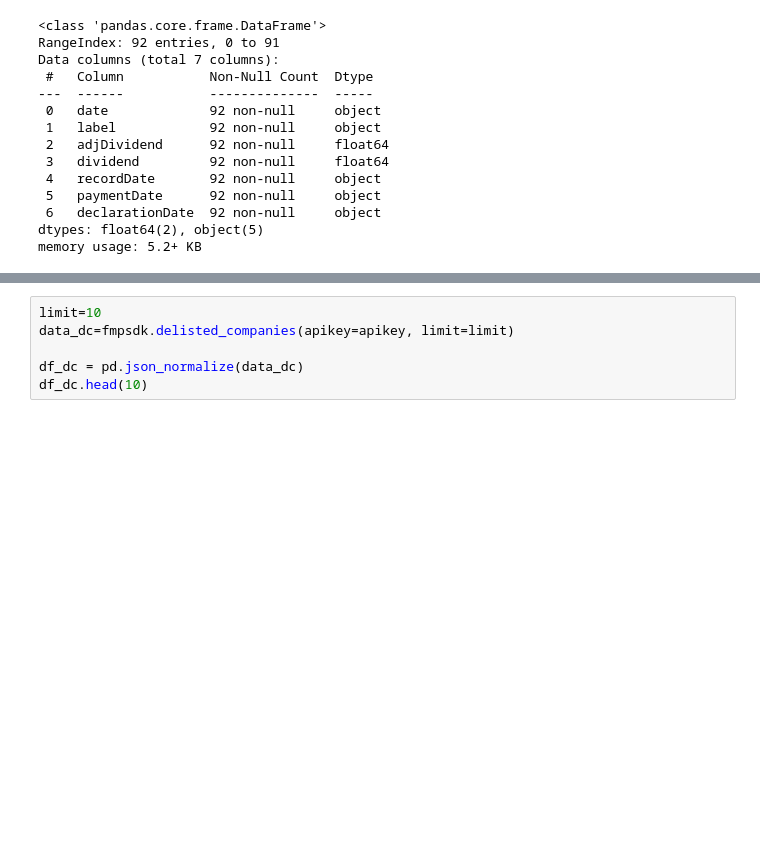
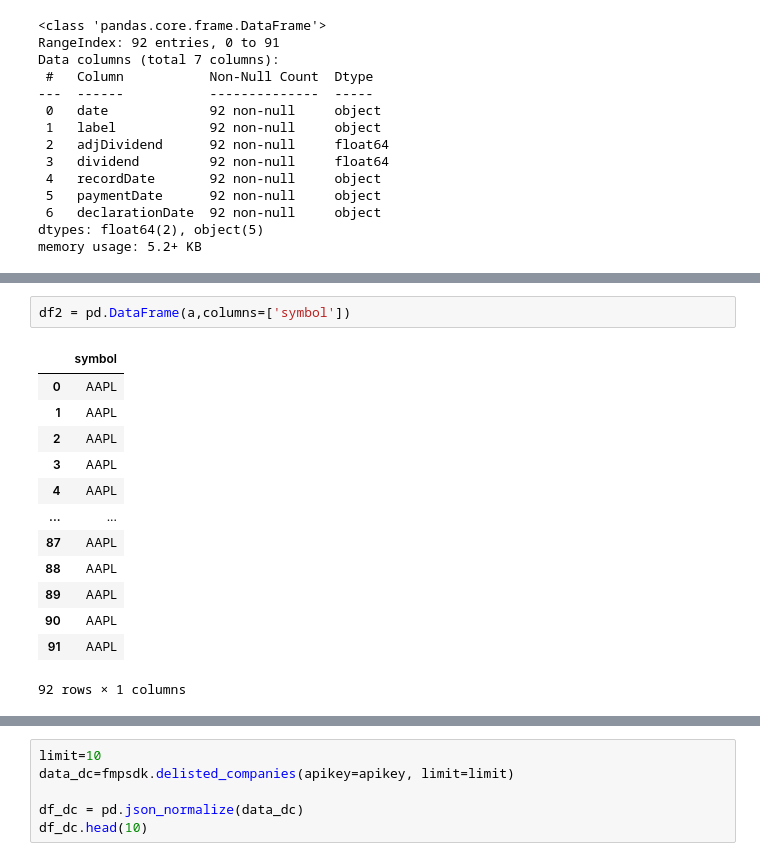
Before and after one commit to kenpurin/FMP_API, a Jupyter notebook: code_de_for_FMP.ipynb, the cells around one changed output, grey strips where cells are left out. Saved outputs shown, nothing was run; the diff lists cells and outputs as text; blank space fills up the shorter version.

```diff
--- a/code_de_for_FMP.ipynb
+++ b/code_de_for_FMP.ipynb
@@ -167,0 +196,16 @@ memory usage: 5.2+ KB
+# %%
+df2 = pd.DataFrame(a,columns=['symbol'])
+# %% [output]
+|  | symbol |
+| 0 | AAPL |
+| 1 | AAPL |
+| 2 | AAPL |
+| 3 | AAPL |
+| 4 | AAPL |
+| ... | ... |
+| 87 | AAPL |
+| 88 | AAPL |
+| 89 | AAPL |
+| 90 | AAPL |
+| 91 | AAPL |
+92 rows × 1 columns
```
Also changed, not shown: parts of 7 cells of this notebook.
